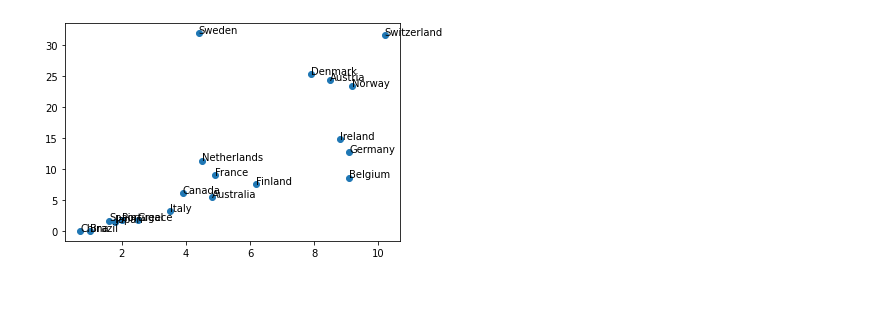
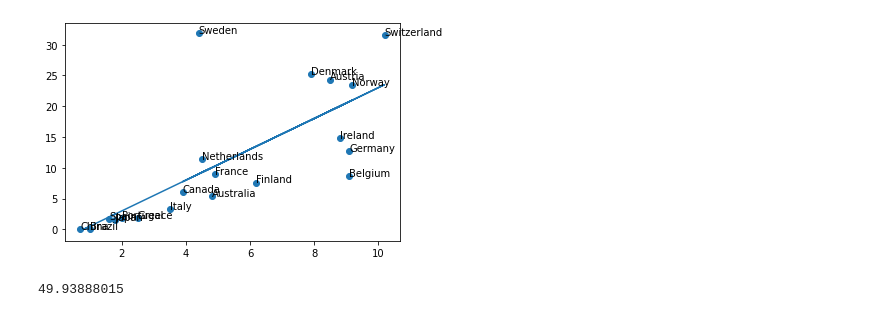
Before and after one commit to Malthe-J/MASD, a Jupyter notebook: A2-exercise4.ipynb, the cells around one changed output. Saved outputs shown, nothing was run; the diff lists cells and outputs as text; code cells hidden in the pictures.

```diff
--- a/A2-exercise4.ipynb
+++ b/A2-exercise4.ipynb
@@ -17,13 +17,13 @@ def plotdatafit(a,b,cho,nob,con):
 # %%
 choc = np.array([4.4, 10.2, 7.9, 8.5, 9.2, 8.8, 9.1, 4.5, 4.9, 9.1, 6.2, 3.9, 4.8, 3.5, 2.5, 2.0, 1.6, 1.8, 0.7, 1.0])
 nobel = np.array([31.855, 31.544, 25.255, 24.332, 23.368, 14.824, 12.668, 11.356, 8.990, 8.622, 7.600, 6.122, 5.451, 3.265, 1.857, 1.855, 1.701, 1.492, 0.060, 0.050])
 countries = np.array(["Sweden", "Switzerland", "Denmark", "Austria", "Norway", "Ireland", "Germany", "Netherlands",
                   "France", "Belgium", "Finland", "Canada", "Australia", "Italy", "Greece", "Portugal", "Spain",
                   "Japan", "China", "Brazil"])
 n = nobel.size
-plotdatafit(choc, nobel, countries)
+plotdatafit(a, b, choc, nobel, countries)
 # %% [output]
-[figure, old version]
+[figure, new version]
 # %%
 def badness(a, b, cho, nob):
     sum = 0.0
@@ -32,6 +32,9 @@ def badness(a, b, cho, nob):
 
     sum /= 20.0
     return sum
+print(badness(a, b, choc, nobel))
+# %% [output]
+49.93888015
 # %%
 def badnessgrad(a, b, cho, nob):
     f_a = 0.0
```
Also changed, not shown: parts of 2 cells of this notebook.
